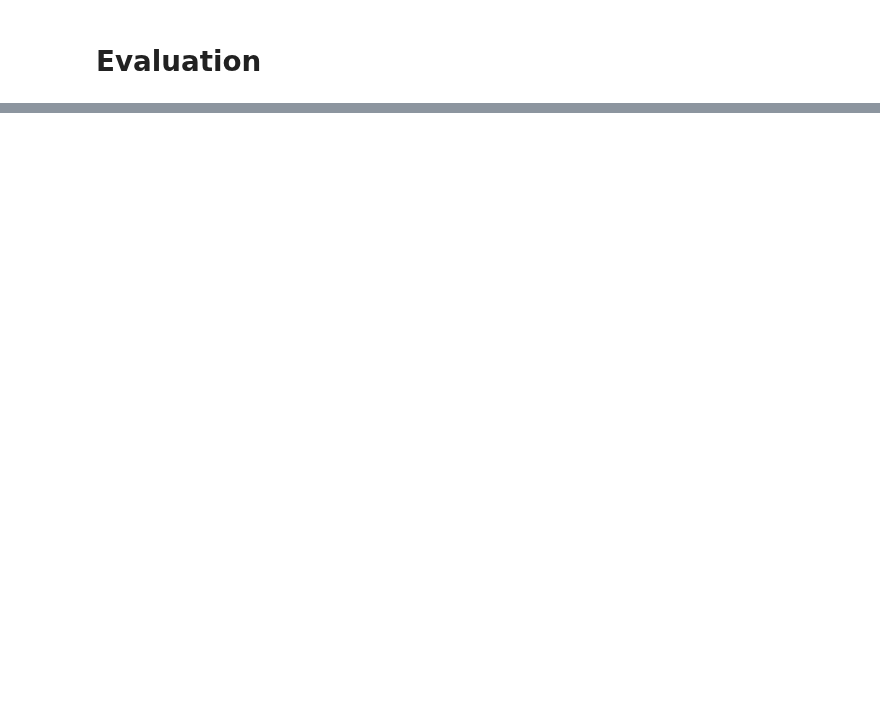
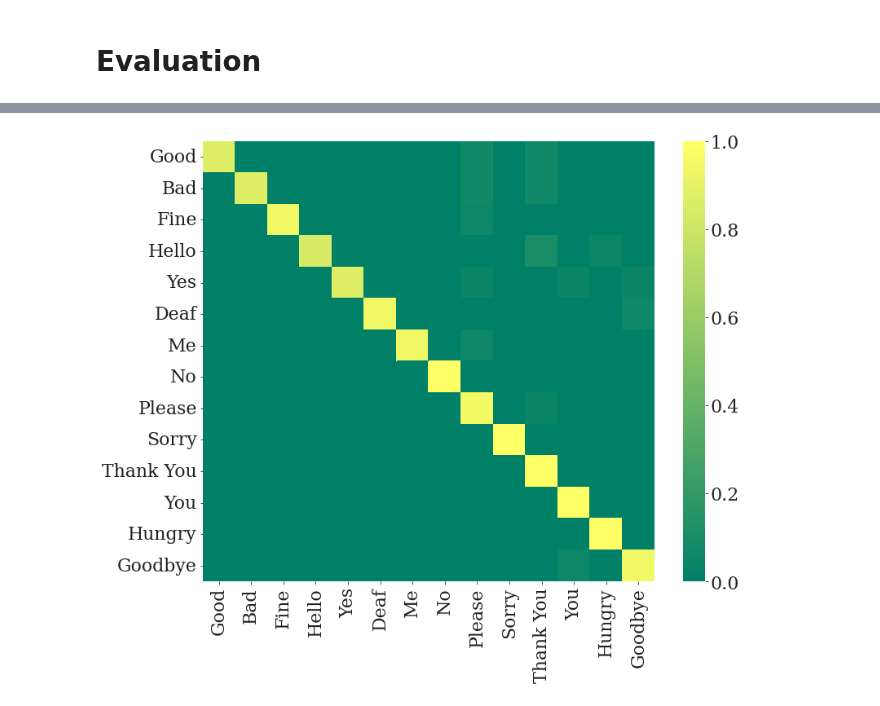
Before and after one commit to atick-faisal/Sign-Language-Recognition, a Jupyter notebook: core/colab/ProjectionNet.ipynb, the cells around one changed output, grey strips where cells are left out. Cells and saved outputs as stored; diff of their text form; code cells hidden in the pictures; blank space fills up the shorter version.

```diff
--- a/core/colab/ProjectionNet.ipynb
+++ b/core/colab/ProjectionNet.ipynb
@@ -20,7 +31,7 @@ class config(object):
     SEGMENT_LEN = 256
     IMG_LEN = 224  # 1/9 of the 224x224 image
     N_CHANNELS = 1
-    LEARNING_RATE = 0.0003
+    LEARNING_RATE = 0.001
     PROJECTION_LANDMARKS = ["rp", "rf0", "rf1"]
     INFERENCE_FEATURES = [
         "rpx",
@@ -282,11 +437,11 @@ model = tf.keras.models.Sequential([
 # %% [markdown]
 # Training
 # %%
-model.compile(
-    optimizer=tf.keras.optimizers.Adam(learning_rate=config.LEARNING_RATE),
-    loss=tf.keras.losses.SparseCategoricalCrossentropy(from_logits=True),
-    metrics=['accuracy']
-)
+# model.compile(
+#     optimizer=tf.keras.optimizers.Adam(learning_rate=config.LEARNING_RATE),
+#     loss=tf.keras.losses.SparseCategoricalCrossentropy(from_logits=True),
+#     metrics=['accuracy']
+# )
 
 callbacks = [
     tf.keras.callbacks.EarlyStopping(
@@ -300,8 +455,8 @@ history = model.fit(
     x=X_train,
     y=y_train,
     validation_data=(X_test, y_test),
-    batch_size=32,
-    epochs=700,
+    batch_size=batch_size,
+    epochs=num_epochs,
     verbose=1,
     callbacks=callbacks
 )
@@ -342,5 +520,5 @@ model.evaluate(X_test, y_test)
 # %%
 from sklearn.metrics import classification_report
 
-y_pred = model.predict(X_test)
+y_pred = np.argmax(model.predict(X_test), axis=1)
 print(classification_report(y_test, y_pred))
@@ -348,0 +546,13 @@ tf.keras.backend.clear_session()
+# %%
+import seaborn as sns
+from sklearn.metrics import confusion_matrix
+
+plt.figure(figsize=(12, 10))
+cm = confusion_matrix(y_test, y_pred, normalize="true")
+sns.heatmap(cm, cmap="summer")
+plt.xticks(np.arange(len(config.GESTURES)) + 0.5, config.GESTURES, rotation=90)
+plt.yticks(np.arange(len(config.GESTURES)) + 0.5, config.GESTURES, rotation=0)
+plt.tight_layout()
+plt.savefig("cm.svg")
+# %% [output]
+[figure, added]
```
Also changed, not shown: parts of 14 cells of this notebook.
